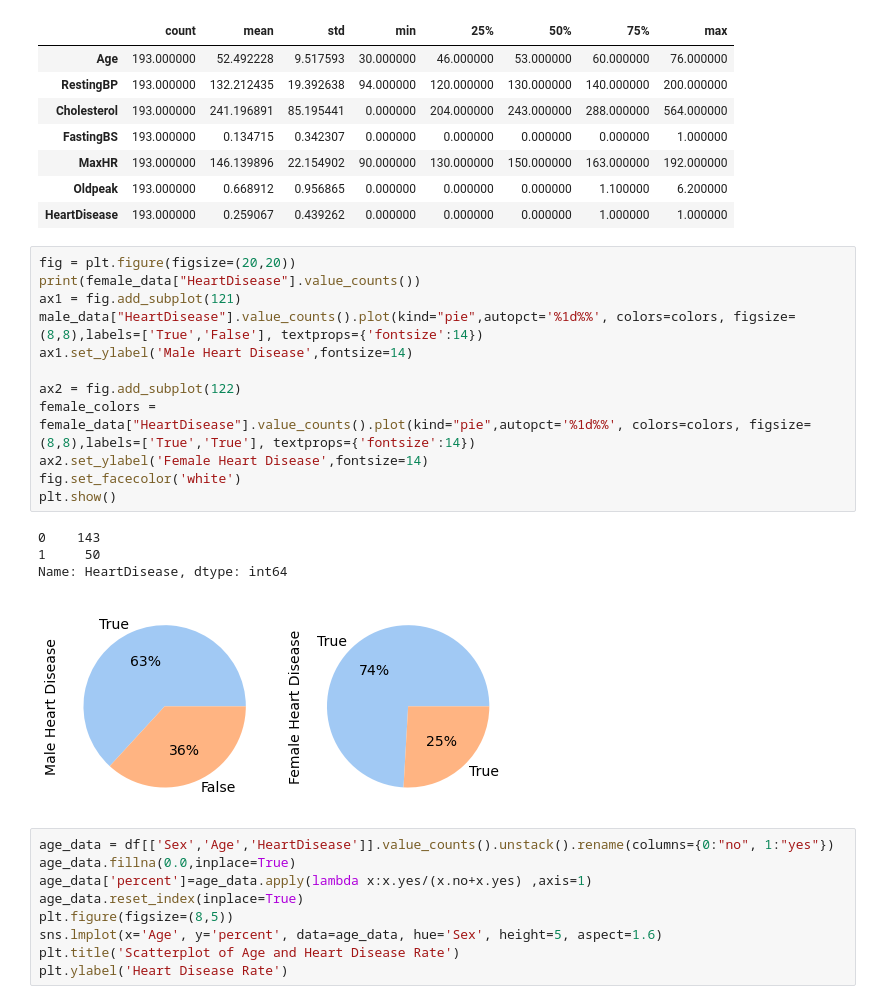
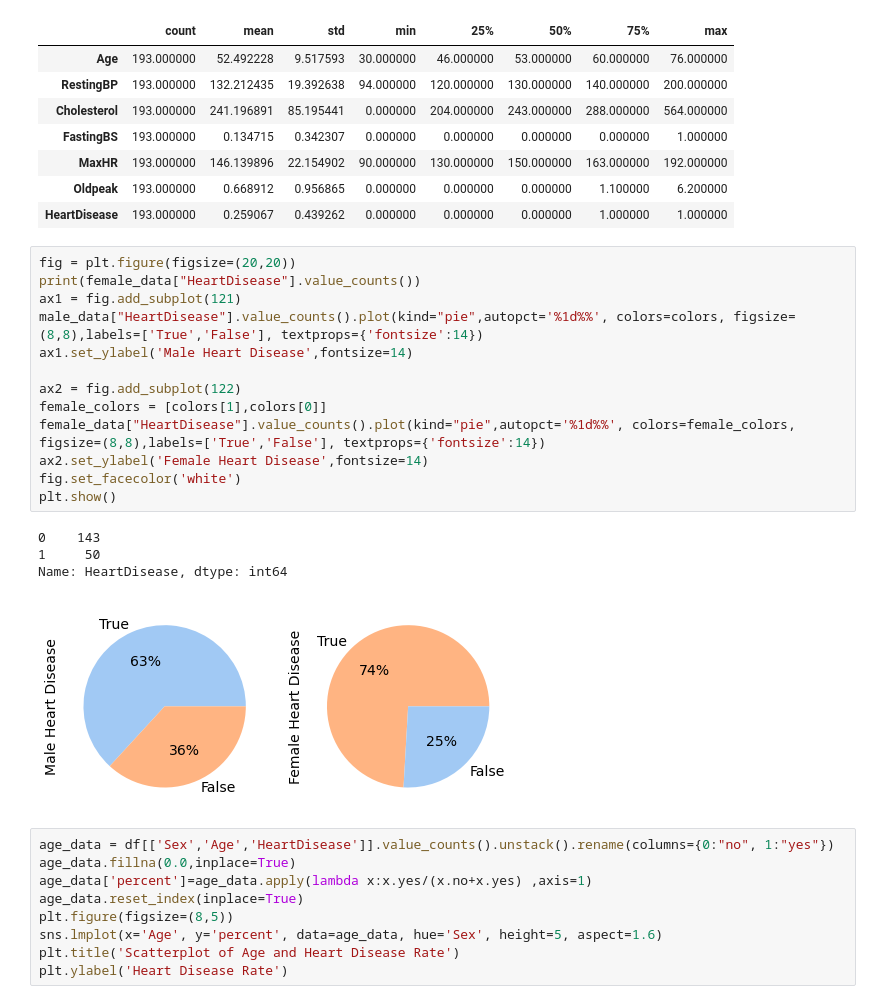
Before and after one commit to rskpdev/ECE-143-Project, a Jupyter notebook: notebooks/ece143project_1.ipynb, the cells around one changed output. Saved outputs shown, nothing was run; the diff lists cells and outputs as text.

```diff
--- a/notebooks/ece143project_1.ipynb
+++ b/notebooks/ece143project_1.ipynb
@@ -250,21 +250,21 @@ female_data.describe().T.style.background_gradient(subset=['mean', 'std','max'],
 # %%
 fig = plt.figure(figsize=(20,20))
 print(female_data["HeartDisease"].value_counts())
 ax1 = fig.add_subplot(121)
 male_data["HeartDisease"].value_counts().plot(kind="pie",autopct='%1d%%', colors=colors, figsize=(8,8),labels=['True','False'], textprops={'fontsize':14})
 ax1.set_ylabel('Male Heart Disease',fontsize=14)
 
 ax2 = fig.add_subplot(122)
-female_colors =
-female_data["HeartDisease"].value_counts().plot(kind="pie",autopct='%1d%%', colors=colors, figsize=(8,8),labels=['True','True'], textprops={'fontsize':14})
+female_colors = [colors[1],colors[0]]
+female_data["HeartDisease"].value_counts().plot(kind="pie",autopct='%1d%%', colors=female_colors, figsize=(8,8),labels=['True','False'], textprops={'fontsize':14})
 ax2.set_ylabel('Female Heart Disease',fontsize=14)
 fig.set_facecolor('white')
 plt.show()
 # %% [output]
 0    143
 1     50
 Name: HeartDisease, dtype: int64
-[figure, old version]
+[figure, new version]
 # %%
 age_data = df[['Sex','Age','HeartDisease']].value_counts().unstack().rename(columns={0:"no", 1:"yes"})
 age_data.fillna(0.0,inplace=True)
```
Also changed, not shown: parts of 5 cells of this notebook.
